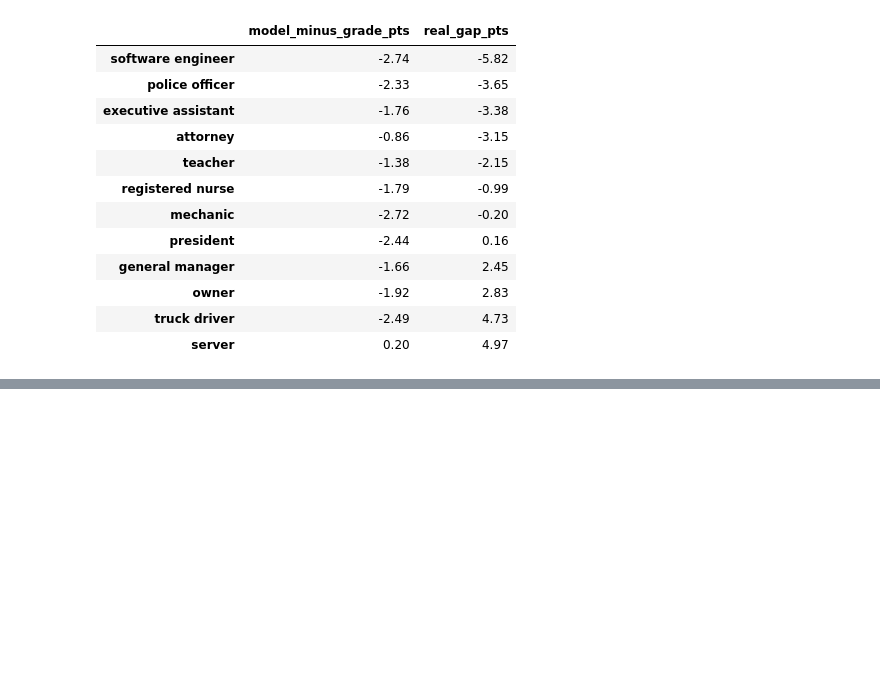
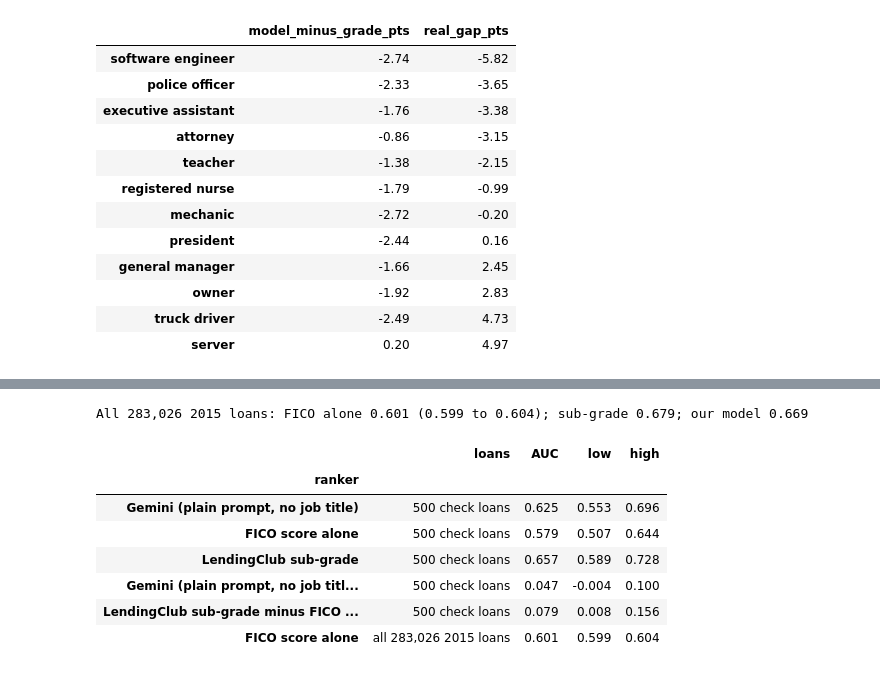
Before and after one commit to shahedalmaaitah/BeatTheGrade, a Jupyter notebook: 06_report_card_and_money.ipynb, the cells around one changed output, grey strips where cells are left out. Drawn from its saved outputs; the diff is of its cells as text; code cells hidden in the pictures; blank space fills up the shorter version.

```diff
--- a/06_report_card_and_money.ipynb
+++ b/06_report_card_and_money.ipynb
@@ -237,0 +245,54 @@ Our model's title pattern vs reality: rank correlation +0.20 (95% interval -0.59
+# %%
+from sklearn.metrics import roc_auc_score
+
+y15 = scored["default"].to_numpy()
+fico_risk = -scored["fico"].to_numpy()                    # lower FICO = riskier
+fico_auc_all = roc_auc_score(y15, fico_risk)
+rng = np.random.default_rng(SEED)
+fico_boot = []
+for _ in range(200):                                      # 283,026 loans: 200 resamples give a stable interval
+    i = rng.integers(0, len(y15), len(y15))
+    fico_boot.append(roc_auc_score(y15[i], fico_risk[i]))
+auc_all_2015 = pd.read_csv("outputs/auc_results.csv", index_col=0).iloc[:, 0]
+print(f"All {len(y15):,} 2015 loans: FICO alone {fico_auc_all:.3f} ({np.percentile(fico_boot, 2.5):.3f} to "
+      f"{np.percentile(fico_boot, 97.5):.3f}); sub-grade {auc_all_2015['LendingClub sub-grade (baseline)']:.3f}; "
+      f"our model {auc_all_2015['Gradient boosting']:.3f}")
+
+check = pd.read_csv("outputs/competence_scores.csv", dtype={"id": str}).merge(scored[["id", "fico"]], on="id", how="left")
+assert check["fico"].notna().all() and len(check) == 500
+SUBGRADE_RANK = {s: i for i, s in enumerate(SUBGRADE_ORDER)}
+yc = check["default"].to_numpy()
+rankers = {"Gemini (plain prompt, no job title)": check["ai_probability"].to_numpy(),
+           "FICO score alone": -check["fico"].to_numpy(),
+           "LendingClub sub-grade": check["sub_grade"].map(SUBGRADE_RANK).to_numpy()}
+pt = {k: roc_auc_score(yc, v) for k, v in rankers.items()}
+rng = np.random.default_rng(SEED)
+bt = {k: [] for k in rankers}
+for _ in range(2_000):
+    i = rng.integers(0, len(yc), len(yc))
+    if yc[i].min() == yc[i].max():
+        continue
+    for k, v in rankers.items():
+        bt[k].append(roc_auc_score(yc[i], v[i]))
+bt = {k: np.array(v) for k, v in bt.items()}
+rows = [{"ranker": k, "loans": "500 check loans", "AUC": pt[k], "low": np.percentile(bt[k], 2.5), "high": np.percentile(bt[k], 97.5)}
+        for k in rankers]
+for a, b in [("Gemini (plain prompt, no job title)", "FICO score alone"), ("LendingClub sub-grade", "FICO score alone")]:
+    d = bt[a] - bt[b]
+    rows.append({"ranker": f"{a} minus {b}", "loans": "500 check loans", "AUC": pt[a] - pt[b],
+                 "low": np.percentile(d, 2.5), "high": np.percentile(d, 97.5)})
+rows.append({"ranker": "FICO score alone", "loans": f"all {len(y15):,} 2015 loans", "AUC": fico_auc_all,
+             "low": np.percentile(fico_boot, 2.5), "high": np.percentile(fico_boot, 97.5)})
+fico_table = pd.DataFrame(rows).set_index("ranker")
+fico_table.round(4).to_csv("outputs/fico_baseline.csv")
+fico_table.round(3)
+# %% [output]
+All 283,026 2015 loans: FICO alone 0.601 (0.599 to 0.604); sub-grade 0.679; our model 0.669
+|  | loans | AUC | low | high |
+| ranker |  |  |  |  |
+| Gemini (plain prompt, no job title) | 500 check loans | 0.625 | 0.553 | 0.696 |
+| FICO score alone | 500 check loans | 0.579 | 0.507 | 0.644 |
+| LendingClub sub-grade | 500 check loans | 0.657 | 0.589 | 0.728 |
+| Gemini (plain prompt, no job titl... | 500 check loans | 0.047 | -0.004 | 0.100 |
+| LendingClub sub-grade minus FICO ... | 500 check loans | 0.079 | 0.008 | 0.156 |
+| FICO score alone | all 283,026 2015 loans | 0.601 | 0.599 | 0.604 |
```
Also changed, not shown: parts of 4 cells of this notebook, 8 other files.
